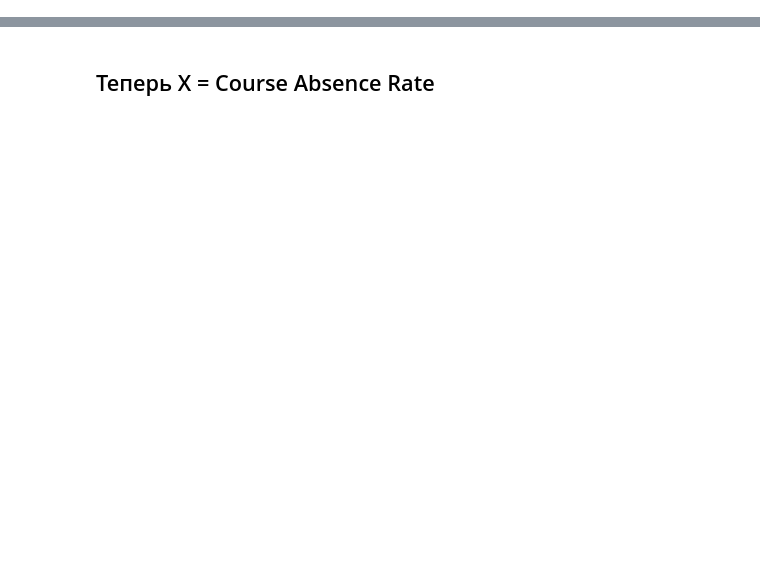
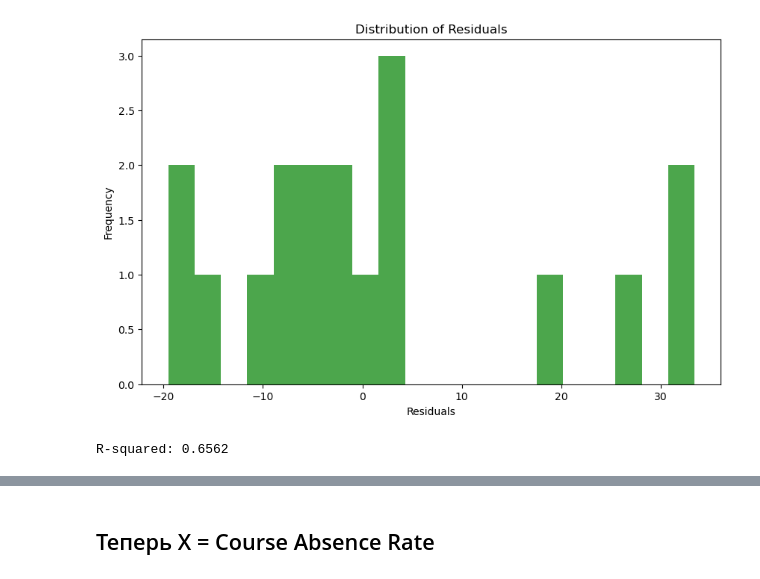
Before and after one commit to damir-dekz/diploma_project, a Jupyter notebook: диплом.ipynb, the cells around one changed output, grey strips where cells are left out. Saved outputs shown, nothing was run; the diff lists cells and outputs as text; code cells hidden in the pictures; blank space fills up the shorter version.

```diff
--- a/диплом.ipynb
+++ b/диплом.ipynb
@@ -74,0 +898,21 @@ print(df['FIN, y'].unique())
+# %%
+# Вычисление остатков
+residuals = actual - predicted
+
+# Визуализация распределения остатков
+plt.figure(figsize=(10, 6))
+plt.hist(residuals, bins=20, color='green', alpha=0.7)
+plt.xlabel('Residuals')
+plt.ylabel('Frequency')
+plt.title('Distribution of Residuals')
+plt.show()
+# %% [output]
+[figure, added]
+# %%
+# Вычисление коэффициента детерминации (R^2)
+SS_res = np.sum(residuals**2)
+SS_tot = np.sum((actual - np.mean(actual))**2)
+r_squared = 1 - (SS_res / SS_tot)
+print(f'R-squared: {r_squared:.4f}')
+# %% [output]
+R-squared: 0.6562
```
Also changed, not shown: parts of 80 cells of this notebook.
